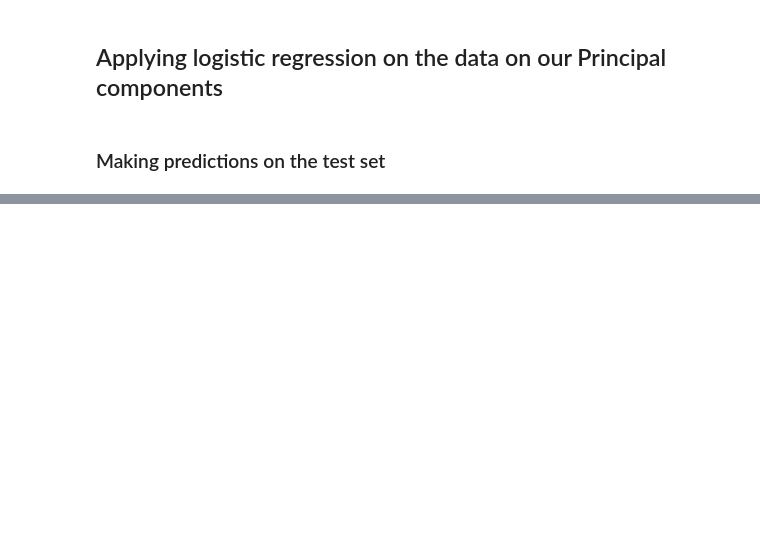
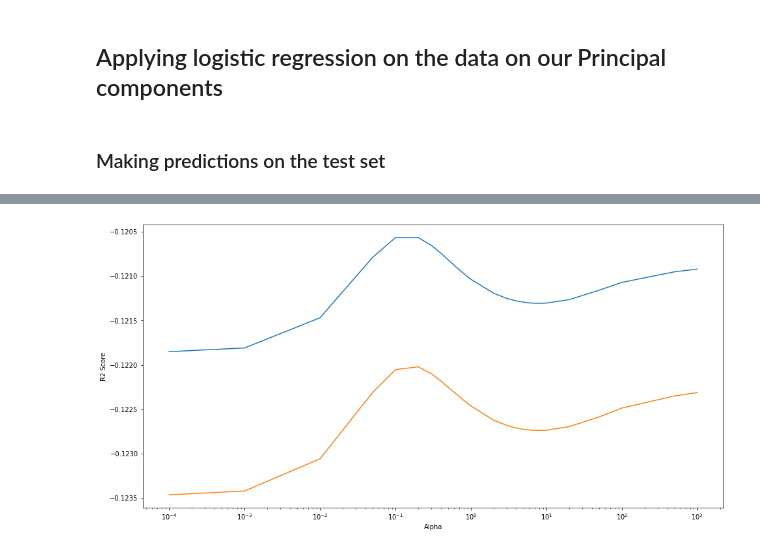
Before and after one commit to kc11381/case_study_telecom_churn_pca_ensemble_models, a Jupyter notebook: telecom_churn_pca_ensemble_models.ipynb, the cells around one changed output, grey strips where cells are left out. Drawn from its saved outputs; the diff is of its cells as text; code cells hidden in the pictures; blank space fills up the shorter version.

Commit message:
ridge

```diff
--- a/telecom_churn_pca_ensemble_models.ipynb
+++ b/telecom_churn_pca_ensemble_models.ipynb
@@ -789,0 +798,20 @@ pred_probs_test = model_pca.predict_proba(df_test_pca)
+# %%
+# list of alphas to tune - if value too high it will lead to underfitting, if it is too low,
+# it will not handle the overfitting
+params = {'alpha': [0.0001, 0.001, 0.01, 0.05, 0.1,
+ 0.2, 0.3, 0.4, 0.5, 0.6, 0.7, 0.8, 0.9, 1.0, 2.0, 3.0,
+ 4.0, 5.0, 6.0, 7.0, 8.0, 9.0, 10.0, 20, 50, 100, 500, 1000 ]}
+
+ridge = Ridge()
+
+# cross validation
+folds = 5
+model_cv = GridSearchCV(estimator = ridge,
+                        param_grid = params,
+                        scoring= 'neg_mean_absolute_error',
+                        cv = folds,
+                        return_train_score=True,
+                        verbose = 1)
+
+
+model_cv.fit(X_train_ori, y_train_ori)   #### Question: It should be run on smote date ? if yes, should we perform test/train split on new smote data?
@@ -789,0 +841,4 @@ pred_probs_test = model_pca.predict_proba(df_test_pca)
+# %%
+cv_result_r = pd.DataFrame(model_cv.cv_results_)
+cv_result_r['param_alpha'] = cv_result_r['param_alpha'].astype('float32')
+cv_result_r.head()
@@ -789,0 +853,10 @@ pred_probs_test = model_pca.predict_proba(df_test_pca)
+# %%
+plt.figure(figsize=(16,8))
+plt.plot(cv_result_r['param_alpha'],cv_result_r['mean_train_score'])
+plt.plot(cv_result_r['param_alpha'],cv_result_r['mean_test_score'])
+plt.xscale('log')
+plt.ylabel('R2 Score')
+plt.xlabel('Alpha')
+plt.show()
+# %% [output]
+[figure, added]
```
Also changed, not shown: parts of 25 cells of this notebook.
